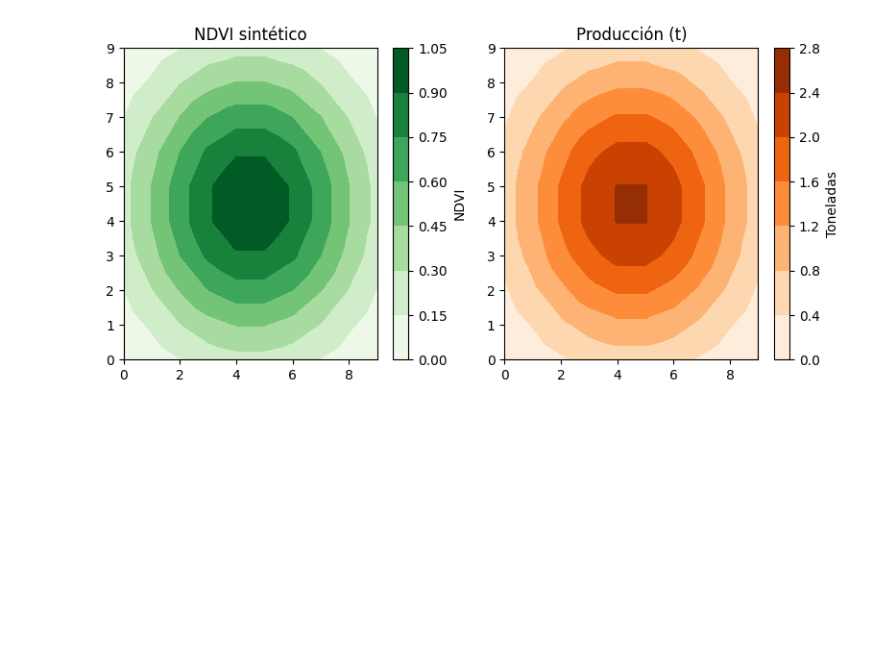
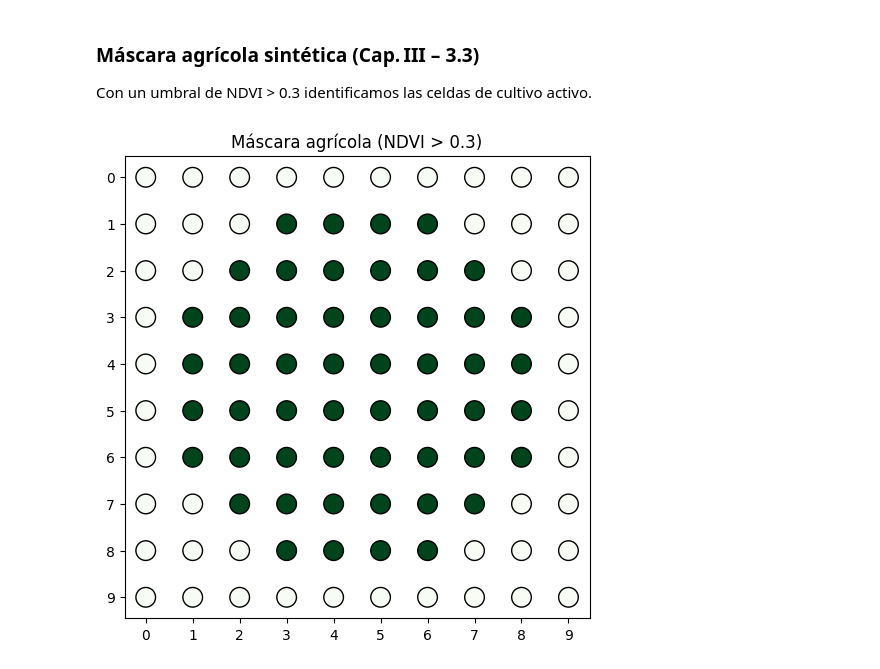
Before and after one commit to JhonattanEscorihuela/precision-agriculture, a Jupyter notebook: backend/core/tesis.ipynb, the cells around one changed output. Drawn from its saved outputs; the diff is of its cells as text; code cells hidden in the pictures; blank space fills up the shorter version.

```diff
--- a/backend/core/tesis.ipynb
+++ b/backend/core/tesis.ipynb
@@ -69,18 +74,20 @@ df.head()
-# %%
-# Plot NDVI y producción en mapa de calor 2D
-plt.figure(figsize=(8,4))
-
-plt.subplot(1,2,1)
-plt.title("NDVI sintético")
-plt.tricontourf(df['x'], df['y'], df['ndvi'], cmap='Greens')
-plt.colorbar(label='NDVI')
-
-plt.subplot(1,2,2)
-plt.title("Producción (t)")
-plt.tricontourf(df['x'], df['y'], df['produccion_t'], cmap='Oranges')
-plt.colorbar(label='Toneladas')
-
-plt.tight_layout()
-plt.show()
-# %% [output]
-[figure, removed]
+# %% [markdown]
+### Máscara agrícola sintética (Cap. III – 3.3)
+
+Con un umbral de NDVI > 0.3 identificamos las celdas de cultivo activo.
+# %%
+# Definimos el umbral y generamos la máscara booleana
+umbral = 0.3
+df['mask'] = df['ndvi'] > umbral
+
+# Visualización de la máscara
+plt.figure(figsize=(6,6))
+plt.scatter(df['x'], df['y'], c=df['mask'], cmap='Greens', s=200, edgecolor='k')
+plt.title('Máscara agrícola (NDVI > 0.3)')
+plt.gca().invert_yaxis()
+plt.xticks(range(n))
+plt.yticks(range(n))
+plt.grid(False)
+plt.show()
+# %% [output]
+[figure, added]
```
Also changed, not shown: parts of 10 cells of this notebook, 1 other file.
